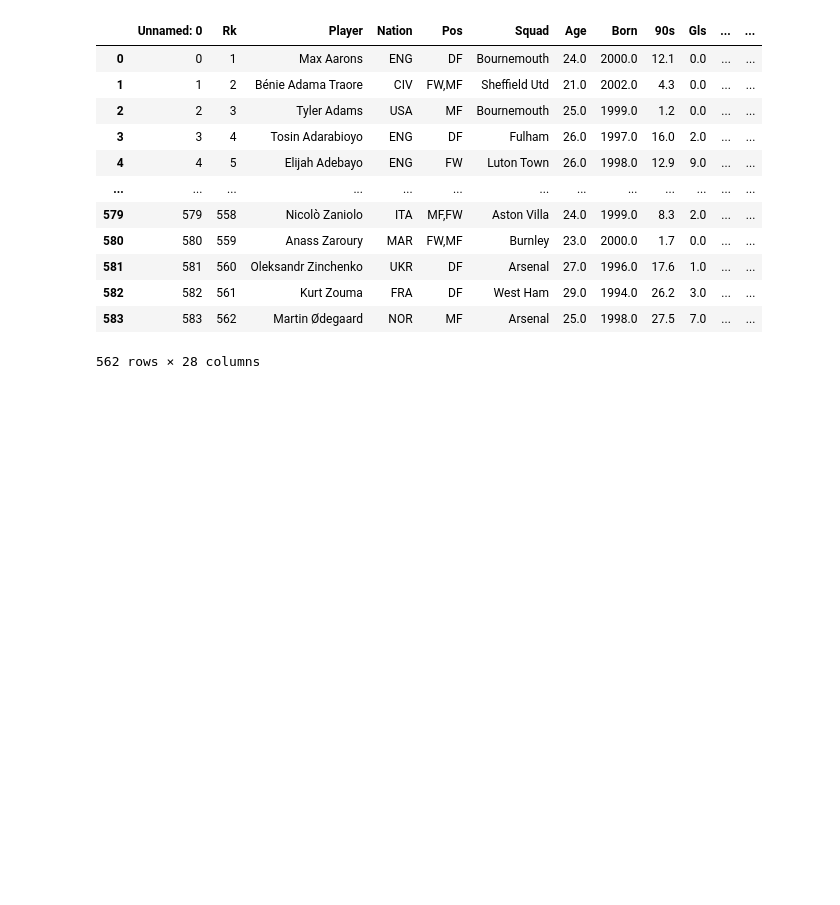
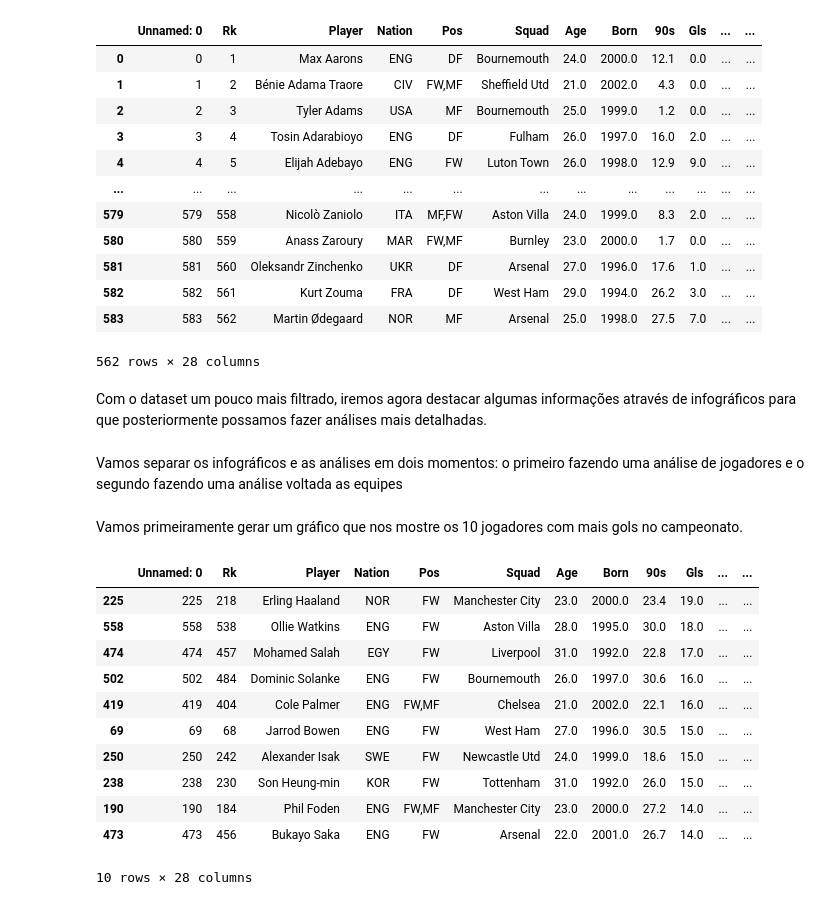
Before and after one commit to raveljalmeida/data-science, a Jupyter notebook: Documents/Projetos/Análise de Dados/github/Análise Premiere League/Trabalho.ipynb, the cells around one changed output. Cells and saved outputs as stored; diff of their text form; code cells hidden in the pictures; blank space fills up the shorter version.

```diff
--- a/Documents/Projetos/Análise de Dados/github/Análise Premiere League/Trabalho.ipynb
+++ b/Documents/Projetos/Análise de Dados/github/Análise Premiere League/Trabalho.ipynb
@@ -47,3 +49,26 @@ df_filter
 | 582 | 582 | 561 | Kurt Zouma | FRA | DF | West Ham | 29.0 | 1994.0 | 26.2 | 3.0 | ... | ... |
 | 583 | 583 | 562 | Martin Ødegaard | NOR | MF | Arsenal | 25.0 | 1998.0 | 27.5 | 7.0 | ... | ... |
 562 rows × 28 columns
+# %% [markdown]
+Com o dataset um pouco mais filtrado, iremos agora destacar algumas informações através de infográficos para que posteriormente possamos fazer análises mais detalhadas.
+# %% [markdown]
+Vamos separar os infográficos e as análises em dois momentos: o primeiro fazendo uma análise de jogadores e o segundo fazendo uma análise voltada as equipes
+# %% [markdown]
+Vamos primeiramente gerar um gráfico que nos mostre os 10 jogadores com mais gols no campeonato.
+# %%
+top10Gls = dfFilter.sort_values(by='Gls', ascending=False)
+top10Gls = top10Gls.head(10)
+top10Gls
+# %% [output]
+|  | Unnamed: 0 | Rk | Player | Nation | Pos | Squad | Age | Born | 90s | Gls | ... | ... |
+| 225 | 225 | 218 | Erling Haaland | NOR | FW | Manchester City | 23.0 | 2000.0 | 23.4 | 19.0 | ... | ... |
+| 558 | 558 | 538 | Ollie Watkins | ENG | FW | Aston Villa | 28.0 | 1995.0 | 30.0 | 18.0 | ... | ... |
+| 474 | 474 | 457 | Mohamed Salah | EGY | FW | Liverpool | 31.0 | 1992.0 | 22.8 | 17.0 | ... | ... |
+| 502 | 502 | 484 | Dominic Solanke | ENG | FW | Bournemouth | 26.0 | 1997.0 | 30.6 | 16.0 | ... | ... |
+| 419 | 419 | 404 | Cole Palmer | ENG | FW,MF | Chelsea | 21.0 | 2002.0 | 22.1 | 16.0 | ... | ... |
+| 69 | 69 | 68 | Jarrod Bowen | ENG | FW | West Ham | 27.0 | 1996.0 | 30.5 | 15.0 | ... | ... |
+| 250 | 250 | 242 | Alexander Isak | SWE | FW | Newcastle Utd | 24.0 | 1999.0 | 18.6 | 15.0 | ... | ... |
+| 238 | 238 | 230 | Son Heung-min | KOR | FW | Tottenham | 31.0 | 1992.0 | 26.0 | 15.0 | ... | ... |
+| 190 | 190 | 184 | Phil Foden | ENG | FW,MF | Manchester City | 23.0 | 2000.0 | 27.2 | 14.0 | ... | ... |
+| 473 | 473 | 456 | Bukayo Saka | ENG | FW | Arsenal | 22.0 | 2001.0 | 26.7 | 14.0 | ... | ... |
+10 rows × 28 columns
```
Also changed, not shown: parts of 5 cells of this notebook.
